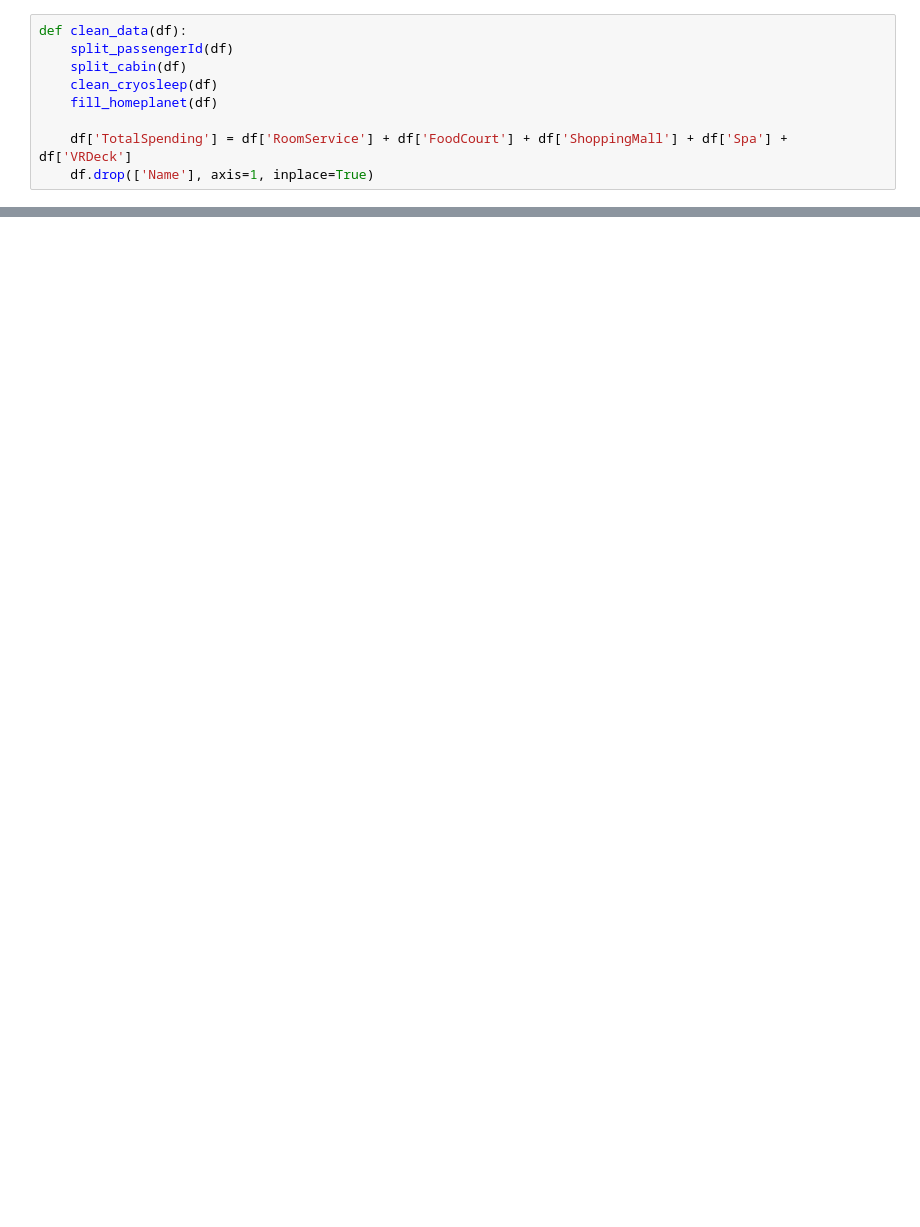
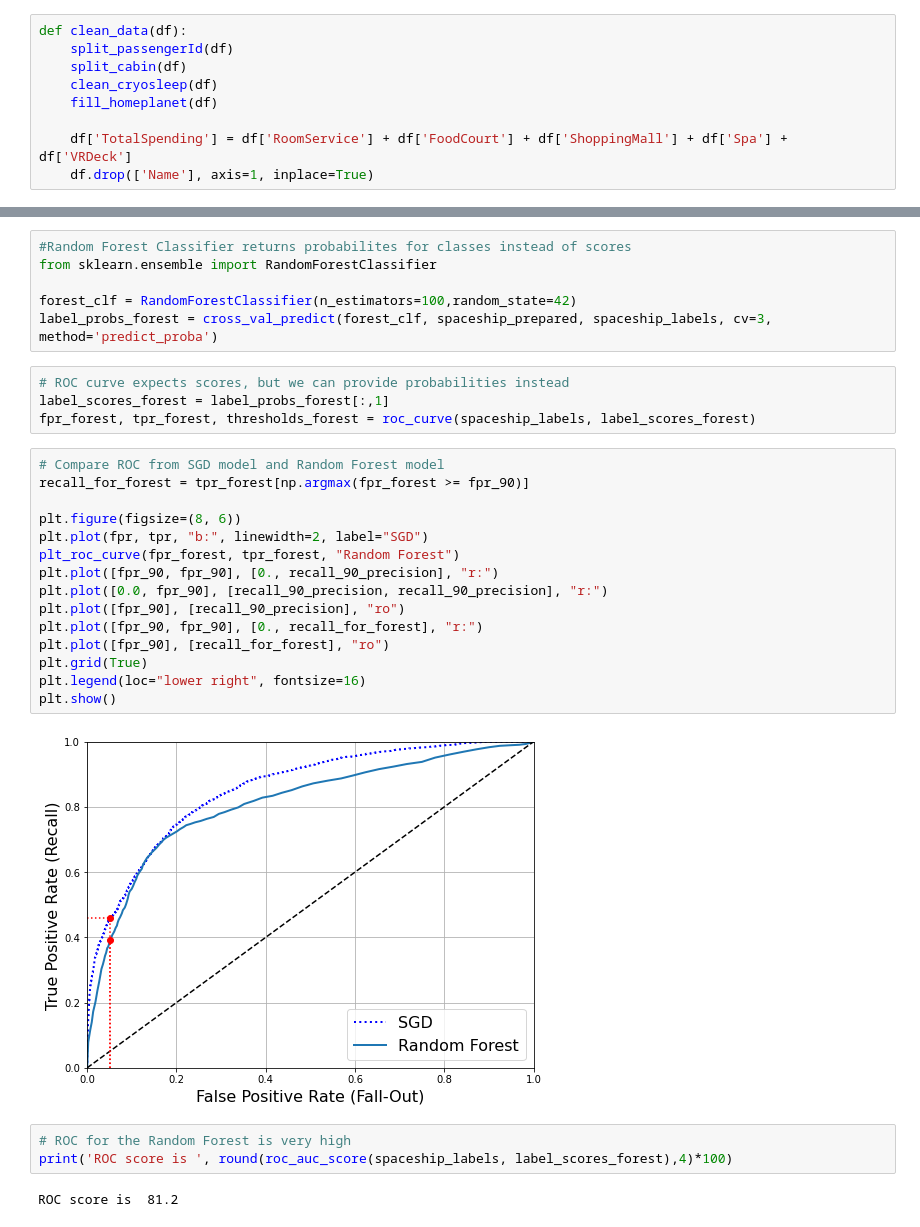
Before and after one commit to ZaneChodaniecky/Projects, a Jupyter notebook: Spaceship Titanic.ipynb, the cells around one changed output, grey strips where cells are left out. Saved outputs shown, nothing was run; the diff lists cells and outputs as text; blank space fills up the shorter version.

```diff
--- a/Spaceship Titanic.ipynb
+++ b/Spaceship Titanic.ipynb
@@ -153,0 +294,32 @@ X_train.head()
+# %%
+#Random Forest Classifier returns probabilites for classes instead of scores
+from sklearn.ensemble import RandomForestClassifier
+
+forest_clf = RandomForestClassifier(n_estimators=100,random_state=42)
+label_probs_forest = cross_val_predict(forest_clf, spaceship_prepared, spaceship_labels, cv=3, method='predict_proba')
+# %%
+# ROC curve expects scores, but we can provide probabilities instead
+label_scores_forest = label_probs_forest[:,1]
+fpr_forest, tpr_forest, thresholds_forest = roc_curve(spaceship_labels, label_scores_forest)
+# %%
+# Compare ROC from SGD model and Random Forest model
+recall_for_forest = tpr_forest[np.argmax(fpr_forest >= fpr_90)]
+
+plt.figure(figsize=(8, 6))
+plt.plot(fpr, tpr, "b:", linewidth=2, label="SGD")
+plt_roc_curve(fpr_forest, tpr_forest, "Random Forest")
+plt.plot([fpr_90, fpr_90], [0., recall_90_precision], "r:")
+plt.plot([0.0, fpr_90], [recall_90_precision, recall_90_precision], "r:")
+plt.plot([fpr_90], [recall_90_precision], "ro")
+plt.plot([fpr_90, fpr_90], [0., recall_for_forest], "r:")
+plt.plot([fpr_90], [recall_for_forest], "ro")
+plt.grid(True)
+plt.legend(loc="lower right", fontsize=16)
+plt.show()
+# %% [output]
+[figure, added]
+# %%
+# ROC for the Random Forest is very high
+print('ROC score is ', round(roc_auc_score(spaceship_labels, label_scores_forest),4)*100)
+# %% [output]
+ROC score is  81.2
```
Also changed, not shown: parts of 20 cells of this notebook.
